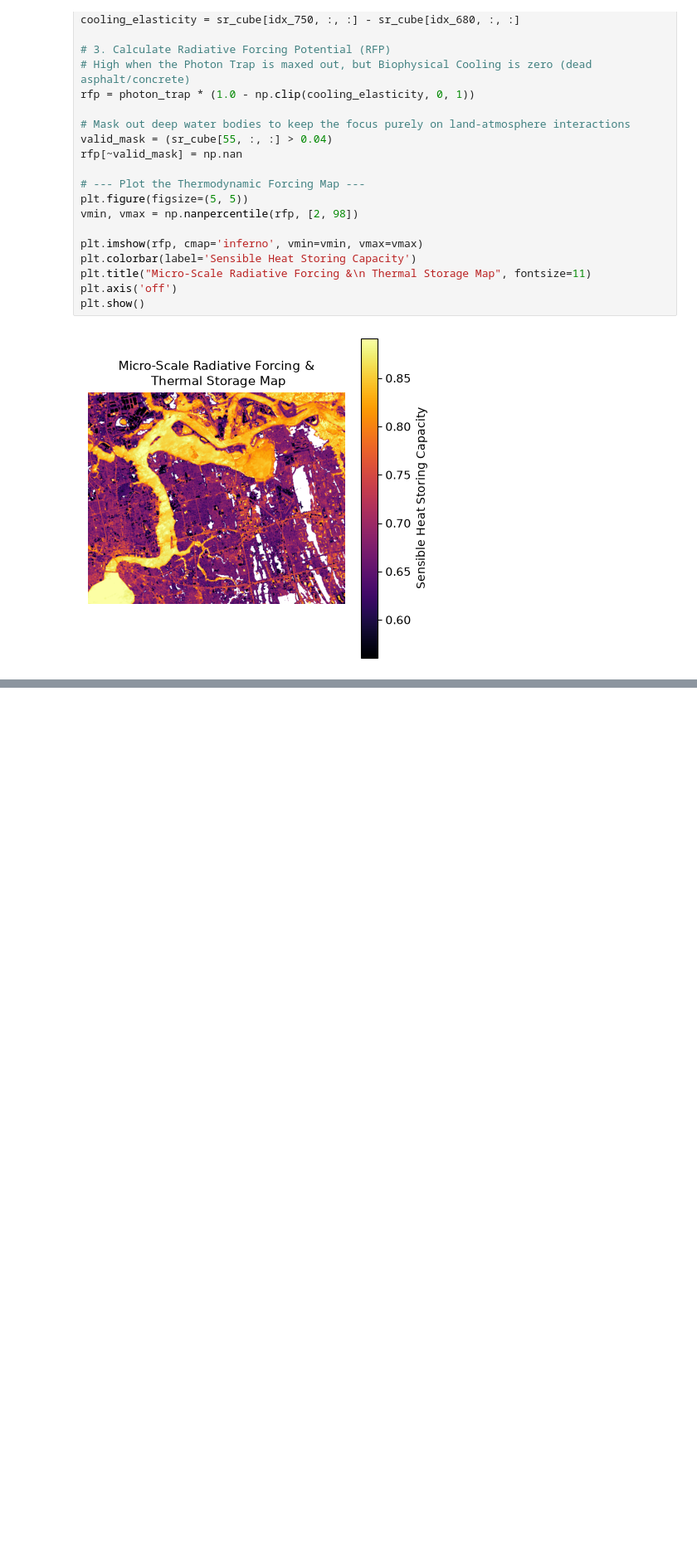
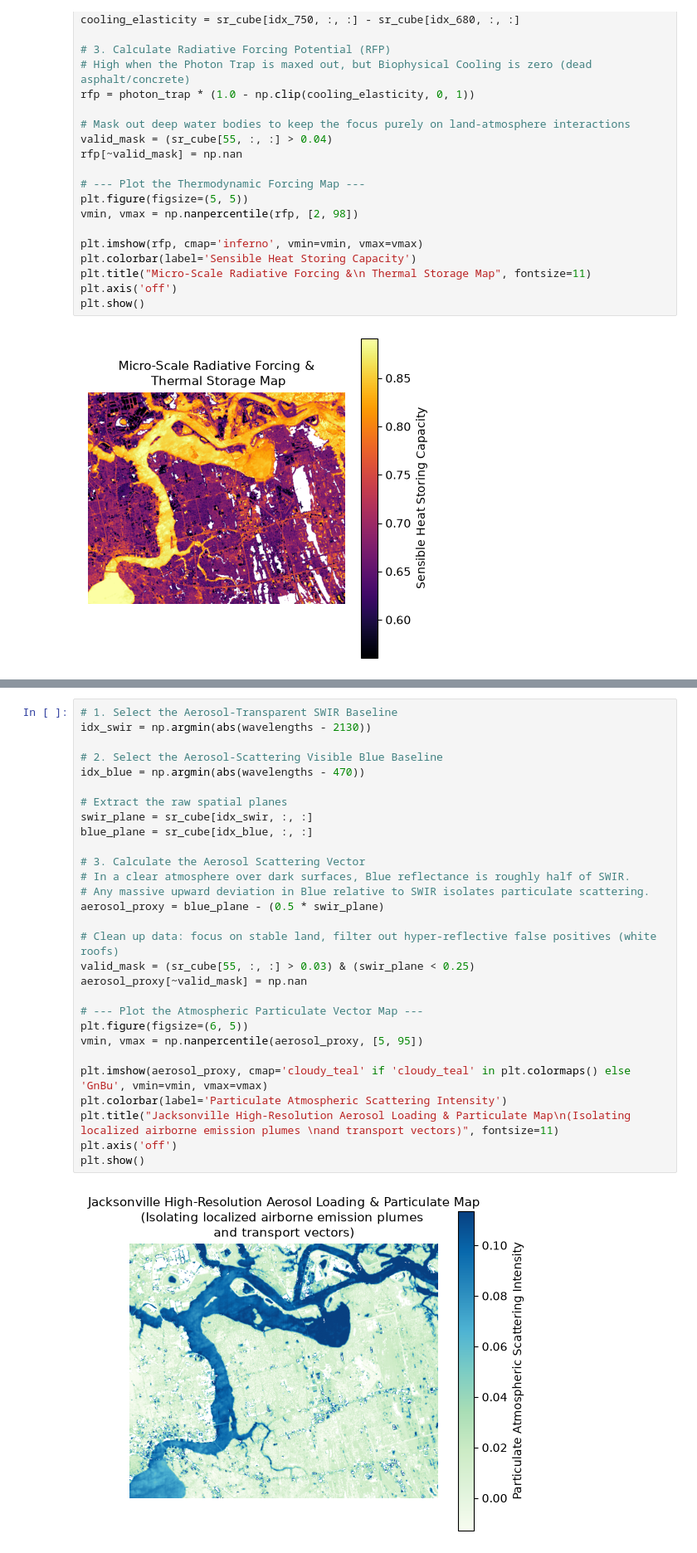
Before and after one commit to rupakqen/Tanager-Open-Data-Competition, a Jupyter notebook: Jacksonville.ipynb, the cells around one changed output, grey strips where cells are left out. Shown at 83% size. Cells and saved outputs as stored; diff of their text form; blank space fills up the shorter version.

Commit message:
plume

```diff
--- a/Jacksonville.ipynb
+++ b/Jacksonville.ipynb
@@ -462,0 +504,31 @@ plt.show()
+# %%
+# 1. Select the Aerosol-Transparent SWIR Baseline
+idx_swir = np.argmin(abs(wavelengths - 2130))
+
+# 2. Select the Aerosol-Scattering Visible Blue Baseline
+idx_blue = np.argmin(abs(wavelengths - 470))
+
+# Extract the raw spatial planes
+swir_plane = sr_cube[idx_swir, :, :]
+blue_plane = sr_cube[idx_blue, :, :]
+
+# 3. Calculate the Aerosol Scattering Vector
+# In a clear atmosphere over dark surfaces, Blue reflectance is roughly half of SWIR.
+# Any massive upward deviation in Blue relative to SWIR isolates particulate scattering.
+aerosol_proxy = blue_plane - (0.5 * swir_plane)
+
+# Clean up data: focus on stable land, filter out hyper-reflective false positives (white roofs)
+valid_mask = (sr_cube[55, :, :] > 0.03) & (swir_plane < 0.25)
+aerosol_proxy[~valid_mask] = np.nan
+
+# --- Plot the Atmospheric Particulate Vector Map ---
+plt.figure(figsize=(6, 5))
+vmin, vmax = np.nanpercentile(aerosol_proxy, [5, 95])
+
+plt.imshow(aerosol_proxy, cmap='cloudy_teal' if 'cloudy_teal' in plt.colormaps() else 'GnBu', vmin=vmin, vmax=vmax)
+plt.colorbar(label='Particulate Atmospheric Scattering Intensity')
+plt.title("Jacksonville High-Resolution Aerosol Loading & Particulate Map\n(Isolating localized airborne emission plumes \nand transport vectors)", fontsize=11)
+plt.axis('off')
+plt.show()
+# %% [output]
+[figure, added]
```
Also changed, not shown: parts of 4 cells of this notebook.
